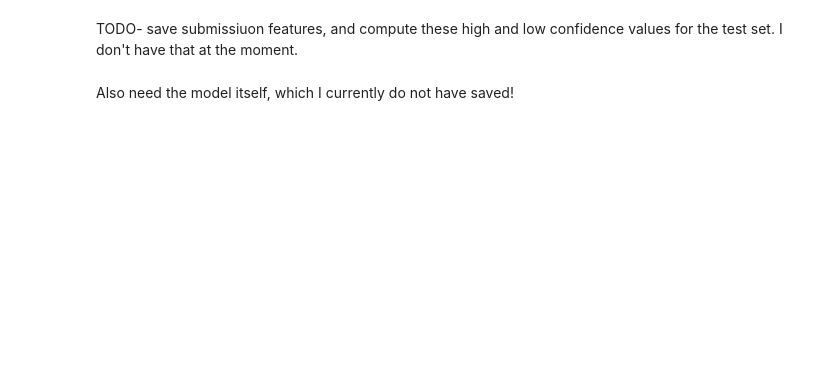
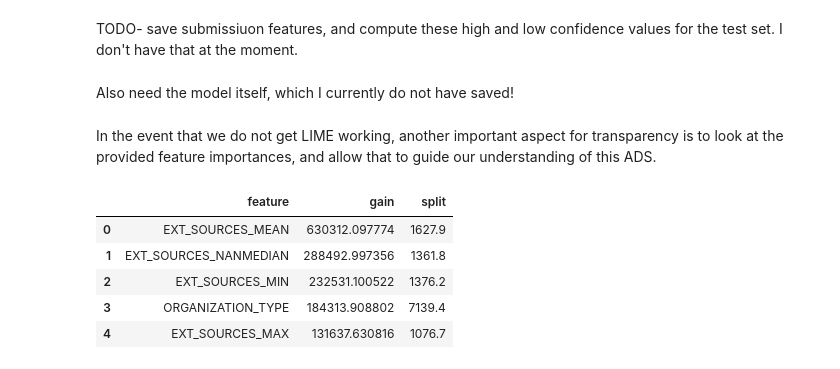
Before and after one commit to nkasmanoff/RDS_Project, a Jupyter notebook: notebooks/Fairness.ipynb, the cells around one changed output. Cells and saved outputs as stored; diff of their text form; code cells hidden in the pictures; blank space fills up the shorter version.

```diff
--- a/notebooks/Fairness.ipynb
+++ b/notebooks/Fairness.ipynb
@@ -188,3 +366,14 @@ TODO- save submissiuon features, and compute these high and low confidence value
 decisions.iloc[(decisions['PREDICTIONS']-.5).abs().argsort()[:1]]
 # %% [markdown]
 Also need the model itself, which I currently do not have saved!
+# %% [markdown]
+In the event that we do not get LIME working, another important aspect for transparency is to look at the provided feature importances, and allow that to guide our understanding of this ADS.
+# %%
+feature_importances.head()
+# %% [output]
+|  | feature | gain | split |
+| 0 | EXT_SOURCES_MEAN | 630312.097774 | 1627.9 |
+| 1 | EXT_SOURCES_NANMEDIAN | 288492.997356 | 1361.8 |
+| 2 | EXT_SOURCES_MIN | 232531.100522 | 1376.2 |
+| 3 | ORGANIZATION_TYPE | 184313.908802 | 7139.4 |
+| 4 | EXT_SOURCES_MAX | 131637.630816 | 1076.7 |
```
Also changed, not shown: parts of 45 cells of this notebook, 1 other file.
